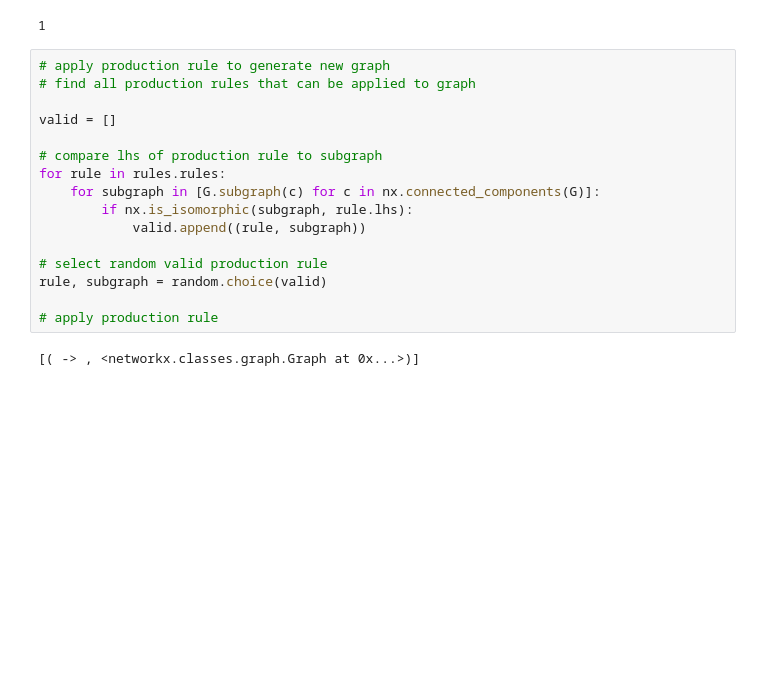
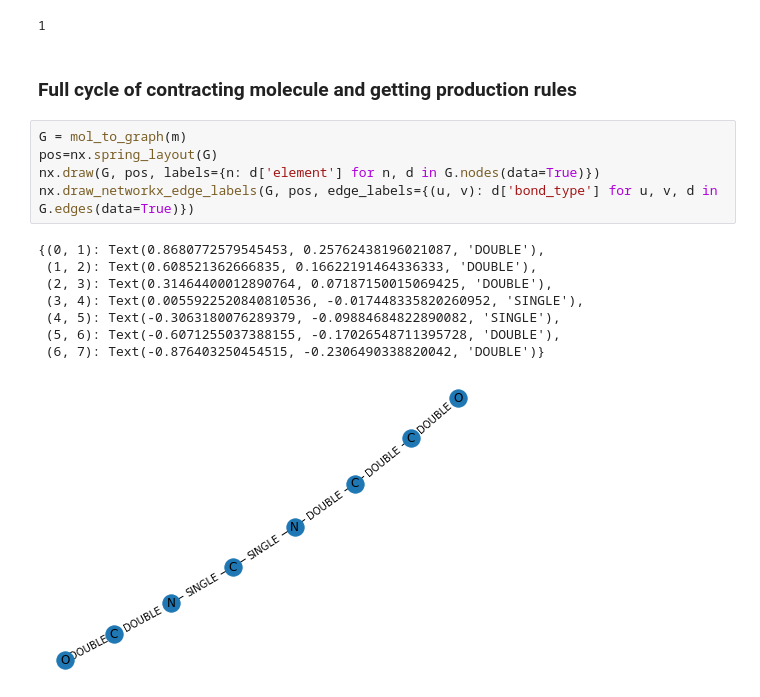
Before and after one commit to expofx/minideg, a Jupyter notebook: experiment.ipynb, the cells around one changed output. Saved outputs shown, nothing was run; the diff lists cells and outputs as text; blank space fills up the shorter version.

```diff
--- a/experiment.ipynb
+++ b/experiment.ipynb
@@ -196,21 +228,19 @@ rules.add_rule(prod)
 len(rules)
 # %% [output]
 1
-# %%
-# apply production rule to generate new graph
-# find all production rules that can be applied to graph
-
-valid = []
-
-# compare lhs of production rule to subgraph
-for rule in rules.rules:
-    for subgraph in [G.subgraph(c) for c in nx.connected_components(G)]:
-        if nx.is_isomorphic(subgraph, rule.lhs):
-            valid.append((rule, subgraph))
-
-# select random valid production rule
-rule, subgraph = random.choice(valid)
-
-# apply production rule
-# %% [output]
-[( -> , <networkx.classes.graph.Graph at 0x...>)]
+# %% [markdown]
+### Full cycle of contracting molecule and getting production rules
+# %%
+G = mol_to_graph(m)
+pos=nx.spring_layout(G)
+nx.draw(G, pos, labels={n: d['element'] for n, d in G.nodes(data=True)})
+nx.draw_networkx_edge_labels(G, pos, edge_labels={(u, v): d['bond_type'] for u, v, d in G.edges(data=True)})
+# %% [output]
+{(0, 1): Text(0.8680772579545453, 0.25762438196021087, 'DOUBLE'),
+ (1, 2): Text(0.608521362666835, 0.16622191464336333, 'DOUBLE'),
+ (2, 3): Text(0.31464400012890764, 0.07187150015069425, 'DOUBLE'),
+ (3, 4): Text(0.0055922520840810536, -0.017448335820260952, 'SINGLE'),
+ (4, 5): Text(-0.3063180076289379, -0.09884684822890082, 'SINGLE'),
+ (5, 6): Text(-0.6071255037388155, -0.17026548711395728, 'DOUBLE'),
+ (6, 7): Text(-0.876403250454515, -0.2306490338820042, 'DOUBLE')}
+[figure, added]
```
Also changed, not shown: parts of 17 cells of this notebook, 2 other files.
